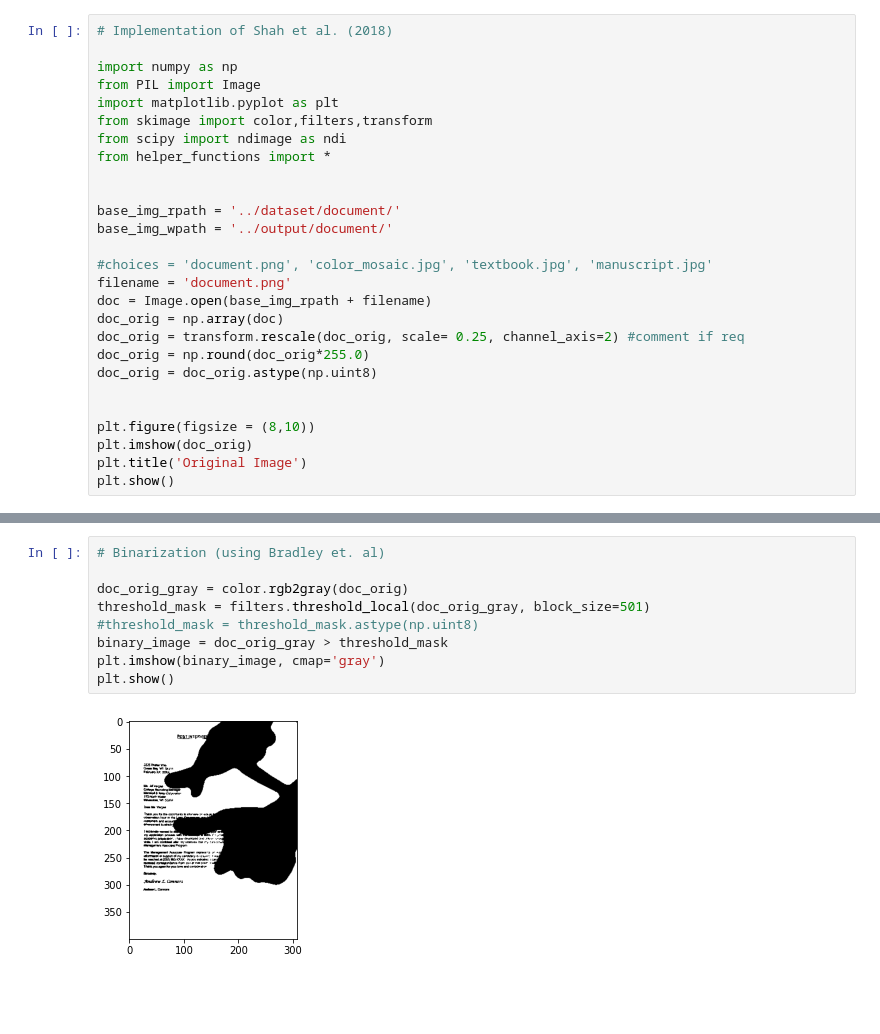
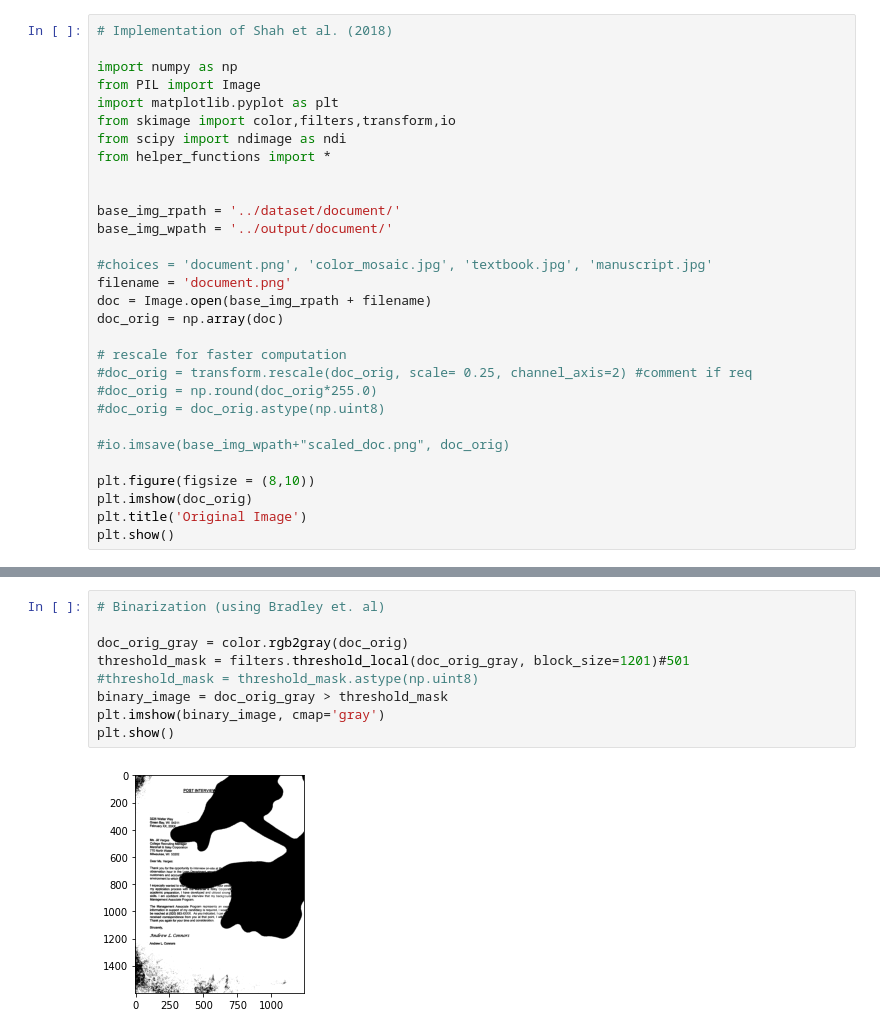
Before and after one commit to monsij/Shadow-Removal, a Jupyter notebook: document_shadow_removal/RunMe_Iterative.ipynb, the cells around one changed output, grey strips where cells are left out. Drawn from its saved outputs; the diff is of its cells as text; blank space fills up the shorter version.

```diff
--- a/document_shadow_removal/RunMe_Iterative.ipynb
+++ b/document_shadow_removal/RunMe_Iterative.ipynb
@@ -4,7 +4,7 @@
 import numpy as np
 from PIL import Image
 import matplotlib.pyplot as plt
-from skimage import color,filters,transform
+from skimage import color,filters,transform,io
 from scipy import ndimage as ndi
 from helper_functions import *
 
@@ -16,10 +16,13 @@ base_img_wpath = '../output/document/'
 filename = 'document.png'
 doc = Image.open(base_img_rpath + filename)
 doc_orig = np.array(doc)
-doc_orig = transform.rescale(doc_orig, scale= 0.25, channel_axis=2) #comment if req
-doc_orig = np.round(doc_orig*255.0)
-doc_orig = doc_orig.astype(np.uint8)
 
+# rescale for faster computation
+#doc_orig = transform.rescale(doc_orig, scale= 0.25, channel_axis=2) #comment if req
+#doc_orig = np.round(doc_orig*255.0)
+#doc_orig = doc_orig.astype(np.uint8)
+
+#io.imsave(base_img_wpath+"scaled_doc.png", doc_orig)
 
 plt.figure(figsize = (8,10))
 plt.imshow(doc_orig)
@@ -30,11 +33,11 @@ plt.show()
 # %%
 # Binarization (using Bradley et. al)
 
 doc_orig_gray = color.rgb2gray(doc_orig)
-threshold_mask = filters.threshold_local(doc_orig_gray, block_size=501)
+threshold_mask = filters.threshold_local(doc_orig_gray, block_size=1201)#501
 #threshold_mask = threshold_mask.astype(np.uint8)
 binary_image = doc_orig_gray > threshold_mask
 plt.imshow(binary_image, cmap='gray')
 plt.show()
 # %% [output]
-[figure, old version]
+[figure, new version]
```
Also changed, not shown: parts of 2 cells of this notebook, 4 other files.
